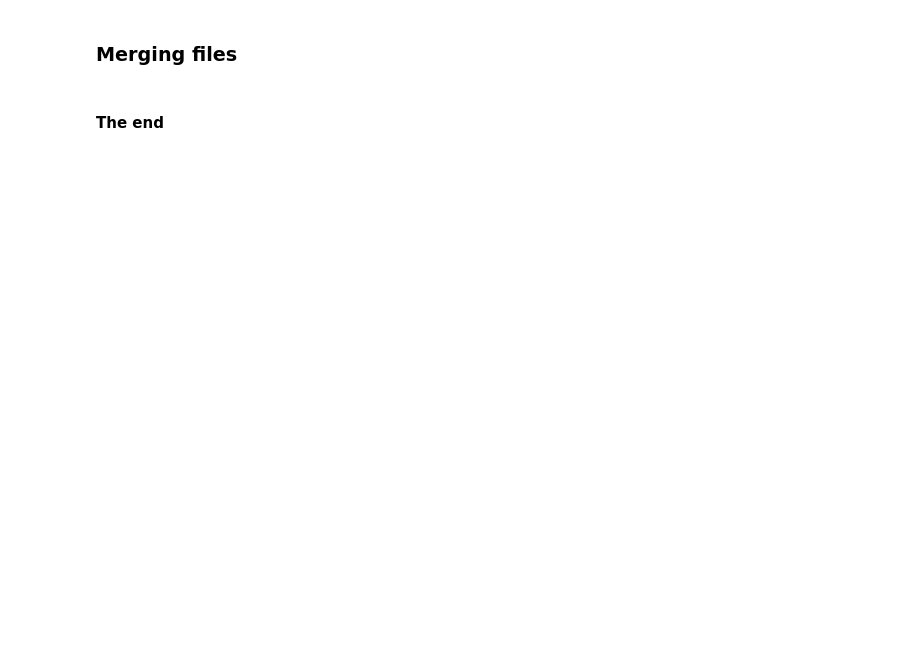
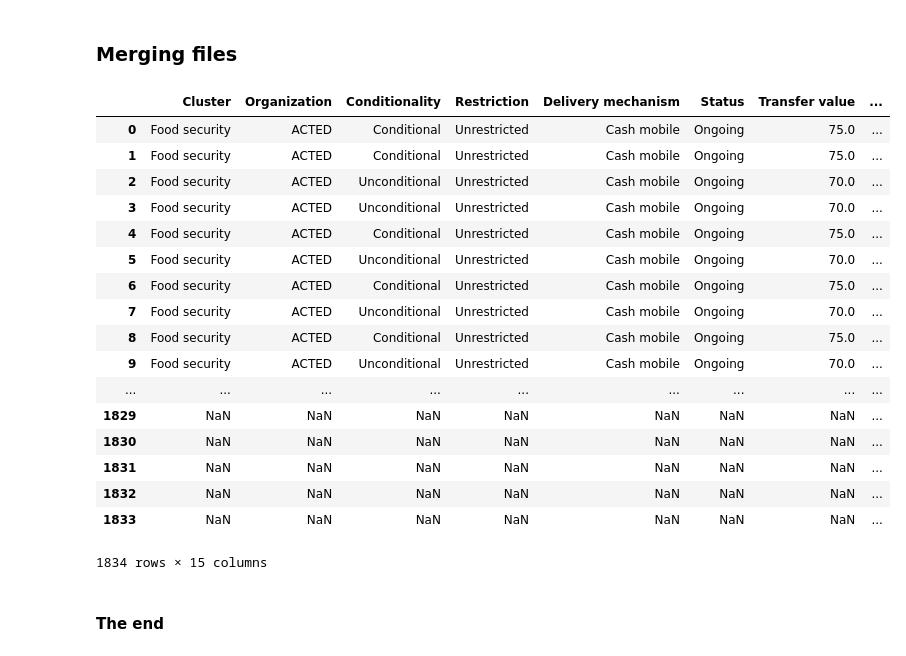
Before and after one commit to ndongamadu/hdx-som-pcoder-jypternbook, a Jupyter notebook: somalia-cash-pcoding.ipynb, the cells around one changed output. Drawn from its saved outputs; the diff is of its cells as text; code cells hidden in the pictures; blank space fills up the shorter version.

```diff
--- a/somalia-cash-pcoding.ipynb
+++ b/somalia-cash-pcoding.ipynb
@@ -69,0 +114,4 @@ somaliaRawCashData.to_csv('data/copy-somaliaRawCashData.csv')
+# %%
+df.loc[df['Conditionality']=='Unconditional ','Conditionality']='Unconditional'
+df.loc[df['Conditionality']=='No','Conditionality']='Unconditional'
+df.loc[df['Conditionality']=='Conditional ','Conditionality']='Conditional'
@@ -69,0 +123,3 @@ somaliaRawCashData.to_csv('data/copy-somaliaRawCashData.csv')
+# %%
+df.loc[df['Restriction'].isin(['unrestricted','unristricted']),'Restriction']='Unrestricted'
+df.loc[df['Restriction'].isin(['restricted ','Restricted']),'Restriction']='Restricted'
@@ -69,0 +136,6 @@ somaliaRawCashData.to_csv('data/copy-somaliaRawCashData.csv')
+# %%
+df.loc[df['Delivery mechanism '].isin(['Mobile','Cash - mobile','Cash-Mobile','cash-mobile',' cash mobille','Cash mobile']),'Delivery mechanism ']='Cash mobile'
+df.loc[df['Delivery mechanism '].isin(['Cash','Cash in hand thru remittance/Hawaala', 'Cash -  in hand','Cash-in-hand']),'Delivery mechanism ']='Cash in hand'
+df.loc[df['Delivery mechanism '].isin(['Voucher - paper', '1-Voucher -paper ','Vouchers','Voucher']),'Delivery mechanism ']='Paper Voucher'
+df.loc[df['Delivery mechanism '].isin(['Thru food distribution vendors',2]),'Delivery mechanism ']='Unspecified'
+df.loc[df['Delivery mechanism ']=='E-payment','Delivery mechanism ']='e-cash'
@@ -70,3 +150,12 @@ somaliaRawCashData.to_csv('data/copy-somaliaRawCashData.csv')
+# %%
+df.loc[df['Region']=='Bay ','Region']= 'Bay'
+df.loc[df['Region']=='sool','Region']= 'Sool'
+df.loc[df['Region']=='Galgaduud ','Region']= 'Galgaduud'
+df.loc[df['Region']=='Togdheer ','Region']= 'Togdheer'
+df.loc[df['Region']=='Nugal','Region']= 'Nugaal'
+df.loc[df['Region']=='Hiraan ','Region']= 'Hiraan'
+df.loc[df['Region']=='Middle Shebelle','Region']= 'Middle Shabelle'
+df.loc[df['Region']=='sanaag','Region']= 'Sanaag'
 # %% [markdown]
 ### Loading pcodes from OCHA file
 # %%
@@ -119,0 +238,21 @@ df1 = pd.merge()
+# %%
+df.merge(somaliaPcodes,how='right', right_on='DIST_NAME', left_on='District')
+# %% [output]
+|  | Cluster | Organization | Conditionality | Restriction | Delivery mechanism | Status | Transfer value | ... |
+| 0 | Food security | ACTED | Conditional | Unrestricted | Cash mobile | Ongoing | 75.0 | ... |
+| 1 | Food security | ACTED | Conditional | Unrestricted | Cash mobile | Ongoing | 75.0 | ... |
+| 2 | Food security | ACTED | Unconditional | Unrestricted | Cash mobile | Ongoing | 70.0 | ... |
+| 3 | Food security | ACTED | Unconditional | Unrestricted | Cash mobile | Ongoing | 70.0 | ... |
+| 4 | Food security | ACTED | Conditional | Unrestricted | Cash mobile | Ongoing | 75.0 | ... |
+| 5 | Food security | ACTED | Unconditional | Unrestricted | Cash mobile | Ongoing | 70.0 | ... |
+| 6 | Food security | ACTED | Conditional | Unrestricted | Cash mobile | Ongoing | 75.0 | ... |
+| 7 | Food security | ACTED | Unconditional | Unrestricted | Cash mobile | Ongoing | 70.0 | ... |
+| 8 | Food security | ACTED | Conditional | Unrestricted | Cash mobile | Ongoing | 75.0 | ... |
+| 9 | Food security | ACTED | Unconditional | Unrestricted | Cash mobile | Ongoing | 70.0 | ... |
+| ... | ... | ... | ... | ... | ... | ... | ... | ... |
+| 1829 | NaN | NaN | NaN | NaN | NaN | NaN | NaN | ... |
+| 1830 | NaN | NaN | NaN | NaN | NaN | NaN | NaN | ... |
+| 1831 | NaN | NaN | NaN | NaN | NaN | NaN | NaN | ... |
+| 1832 | NaN | NaN | NaN | NaN | NaN | NaN | NaN | ... |
+| 1833 | NaN | NaN | NaN | NaN | NaN | NaN | NaN | ... |
+1834 rows × 15 columns
```
Also changed, not shown: parts of 38 cells of this notebook, 1 other file.
